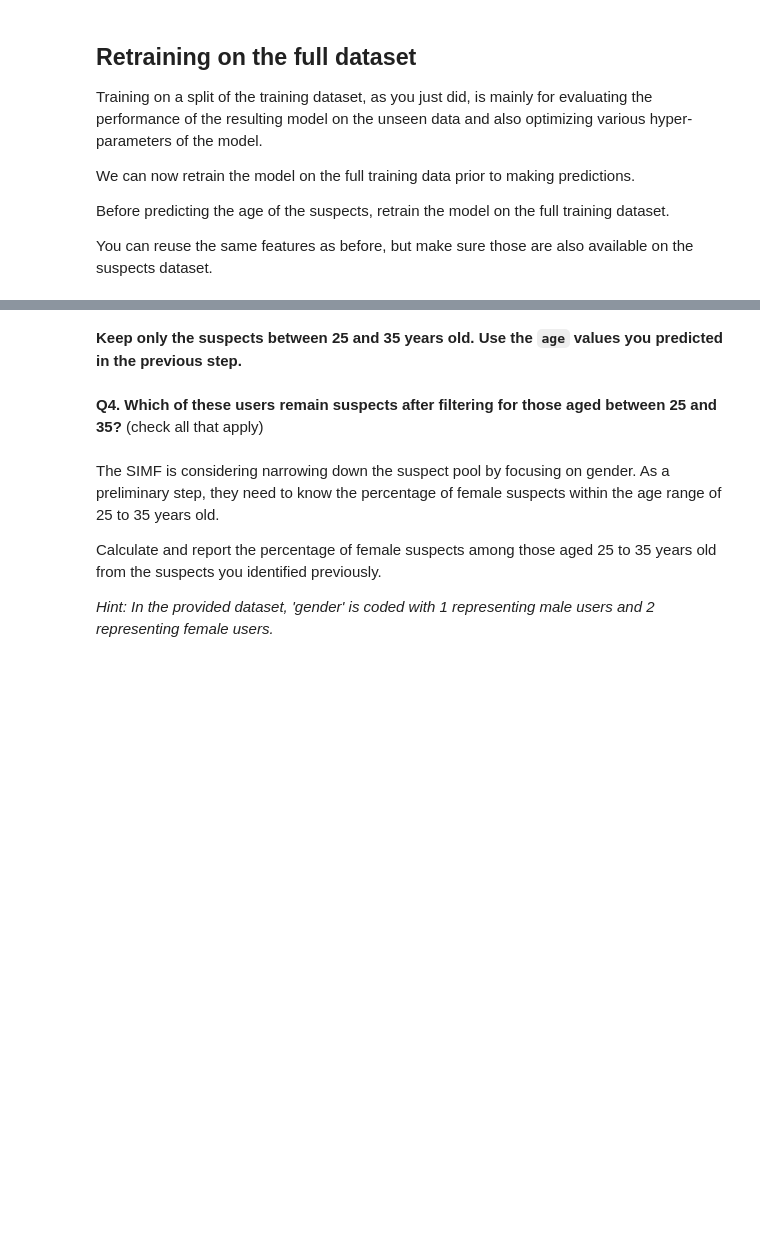
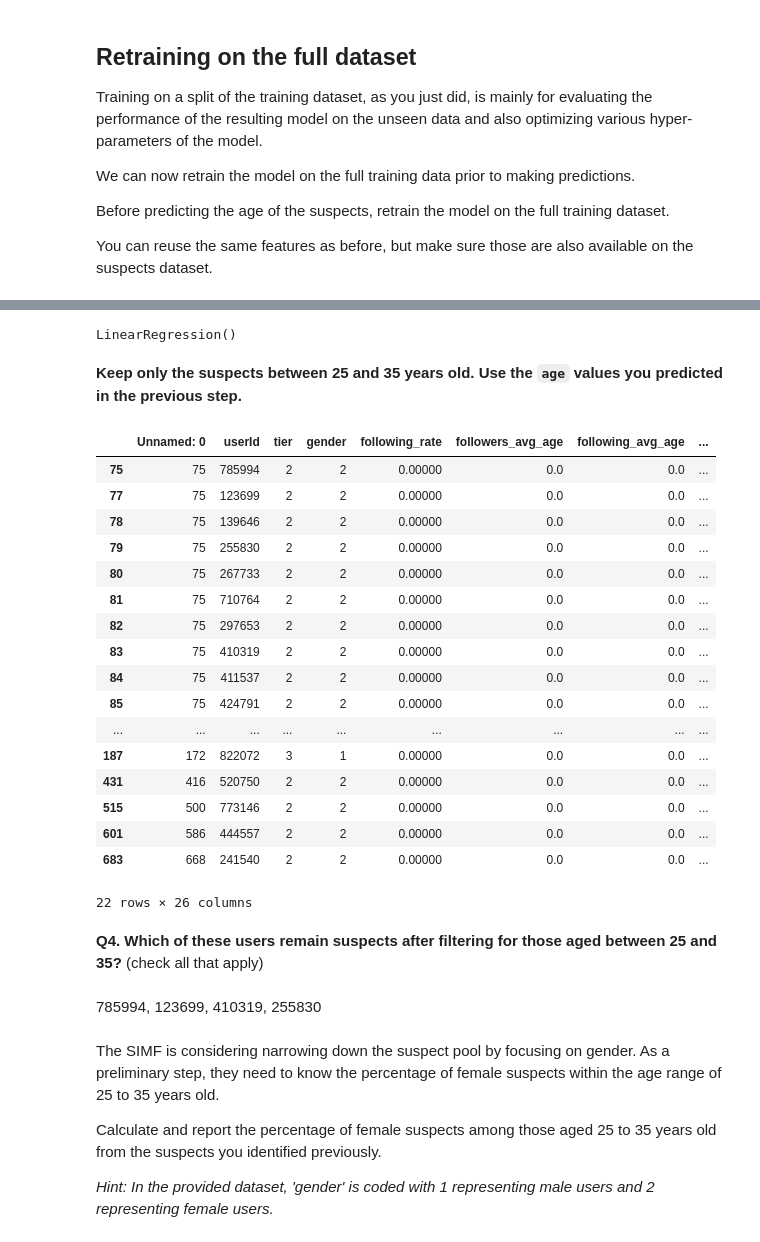
Before and after one commit to gr-oll/MGT-502-Data-Science-and-Machine-Learning, a Jupyter notebook: assignments/Part 2/Assignment_part_2.ipynb, the cells around one changed output, grey strips where cells are left out. Saved outputs shown, nothing was run; the diff lists cells and outputs as text; code cells hidden in the pictures; blank space fills up the shorter version.

```diff
--- a/assignments/Part 2/Assignment_part_2.ipynb
+++ b/assignments/Part 2/Assignment_part_2.ipynb
@@ -178,3 +209,9 @@ We can now retrain the model on the full training data prior to making predictio
 Before predicting the age of the suspects, retrain the model on the full training dataset.
 
 You can reuse the same features as before, but make sure those are also available on the suspects dataset.
+# %%
+# YOUR CODE HERE
+X_full = train_dataset[FEATURES_COLS]
+y_full = train_dataset[LABEL_COL]
+display(X_full)
+display(suspects)
@@ -181,2 +245,19 @@ You can reuse the same features as before, but make sure those are also availabl
+# %%
+# YOUR CODE HERE
+# Use a new MinMaxScaller to rescale your the features in X and in the suspect dataset
+scaler = MinMaxScaler()
+X_full = scaler.fit_transform(X_full)
+X_suspects = scaler.transform(suspects[FEATURES_COLS])
+# %%
+# YOUR CODE HERE
+# create the new model
+model = LinearRegression()
+
+# Fit the new model
+model.fit(X_full, y_full)
+# %% [output]
+LinearRegression()
 # %%
 # YOUR CODE HERE
+# Make the predictions
+predictions = model.predict(X_suspects)
@@ -198,5 +266,34 @@ You can reuse the same features as before, but make sure those are also availabl
+# %%
+# YOUR CODE HERE
+# Filter suspects based on the predicted ages
+suspects_filtered = suspects[(predictions >= 25) & (predictions <= 35)]
+suspects_filtered
+# %% [output]
+|  | Unnamed: 0 | userId | tier | gender | following_rate | followers_avg_age | following_avg_age | ... |
+| 75 | 75 | 785994 | 2 | 2 | 0.00000 | 0.0 | 0.0 | ... |
+| 77 | 75 | 123699 | 2 | 2 | 0.00000 | 0.0 | 0.0 | ... |
+| 78 | 75 | 139646 | 2 | 2 | 0.00000 | 0.0 | 0.0 | ... |
+| 79 | 75 | 255830 | 2 | 2 | 0.00000 | 0.0 | 0.0 | ... |
+| 80 | 75 | 267733 | 2 | 2 | 0.00000 | 0.0 | 0.0 | ... |
+| 81 | 75 | 710764 | 2 | 2 | 0.00000 | 0.0 | 0.0 | ... |
+| 82 | 75 | 297653 | 2 | 2 | 0.00000 | 0.0 | 0.0 | ... |
+| 83 | 75 | 410319 | 2 | 2 | 0.00000 | 0.0 | 0.0 | ... |
+| 84 | 75 | 411537 | 2 | 2 | 0.00000 | 0.0 | 0.0 | ... |
+| 85 | 75 | 424791 | 2 | 2 | 0.00000 | 0.0 | 0.0 | ... |
+| ... | ... | ... | ... | ... | ... | ... | ... | ... |
+| 187 | 172 | 822072 | 3 | 1 | 0.00000 | 0.0 | 0.0 | ... |
+| 431 | 416 | 520750 | 2 | 2 | 0.00000 | 0.0 | 0.0 | ... |
+| 515 | 500 | 773146 | 2 | 2 | 0.00000 | 0.0 | 0.0 | ... |
+| 601 | 586 | 444557 | 2 | 2 | 0.00000 | 0.0 | 0.0 | ... |
+| 683 | 668 | 241540 | 2 | 2 | 0.00000 | 0.0 | 0.0 | ... |
+22 rows × 26 columns
 # %% [markdown]
 **Q4. Which of these users remain suspects after filtering for those aged between 25 and 35?** (check all that apply)
+# %% [markdown]
+785994,
+123699,
+410319,
+255830
 # %% [markdown]
 The SIMF is considering narrowing down the suspect pool by focusing on gender. As a preliminary step, they need to know the percentage of female suspects within the age range of 25 to 35 years old.
 
```
Also changed, not shown: parts of 20 cells of this notebook.
